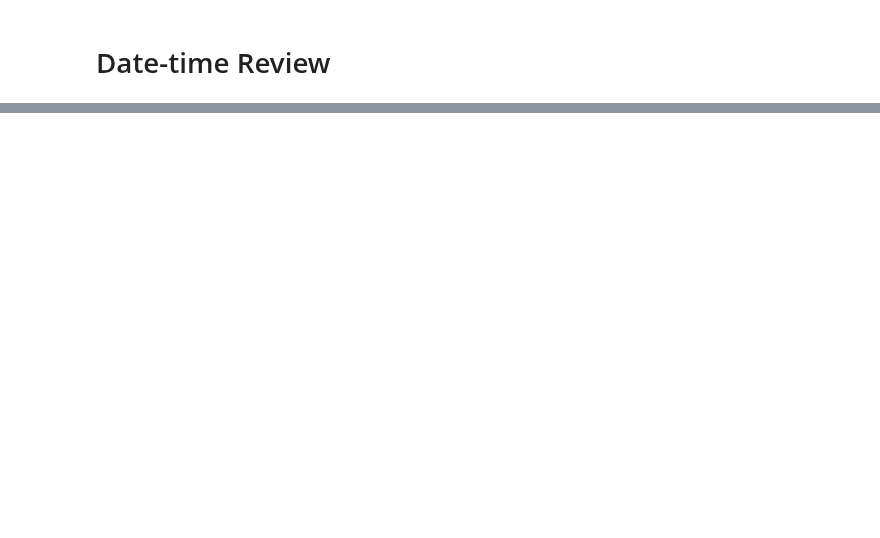
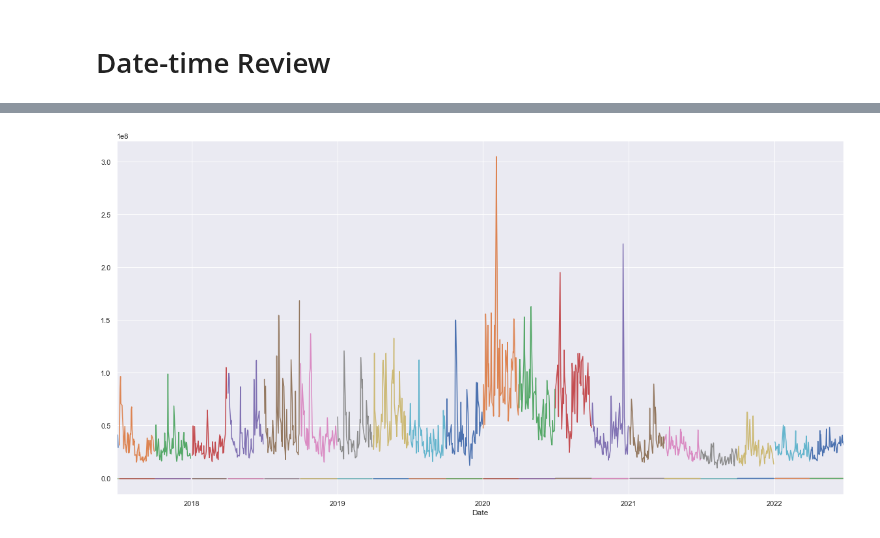
Before and after one commit to stephenkipkurui/Data-Science-Playground, a Jupyter notebook: Pandas4Everyone/Datetime.ipynb, the cells around one changed output, grey strips where cells are left out. Cells and saved outputs as stored; diff of their text form; code cells hidden in the pictures; blank space fills up the shorter version.

Commit message:
Pandas4Everyone

```diff
--- a/Pandas4Everyone/Datetime.ipynb
+++ b/Pandas4Everyone/Datetime.ipynb
@@ -46,0 +93,7 @@ DatetimeIndex(['2017-06-26', '2017-06-27', '2017-06-28', '2017-06-29',
+# %%
+# Every 3 months
+
+df[['Volume', 'Close', 'Open']].resample('3M').plot()
+None
+# %% [output]
+[figure, added]
```
Also changed, not shown: parts of 12 cells of this notebook, 1 other file.
